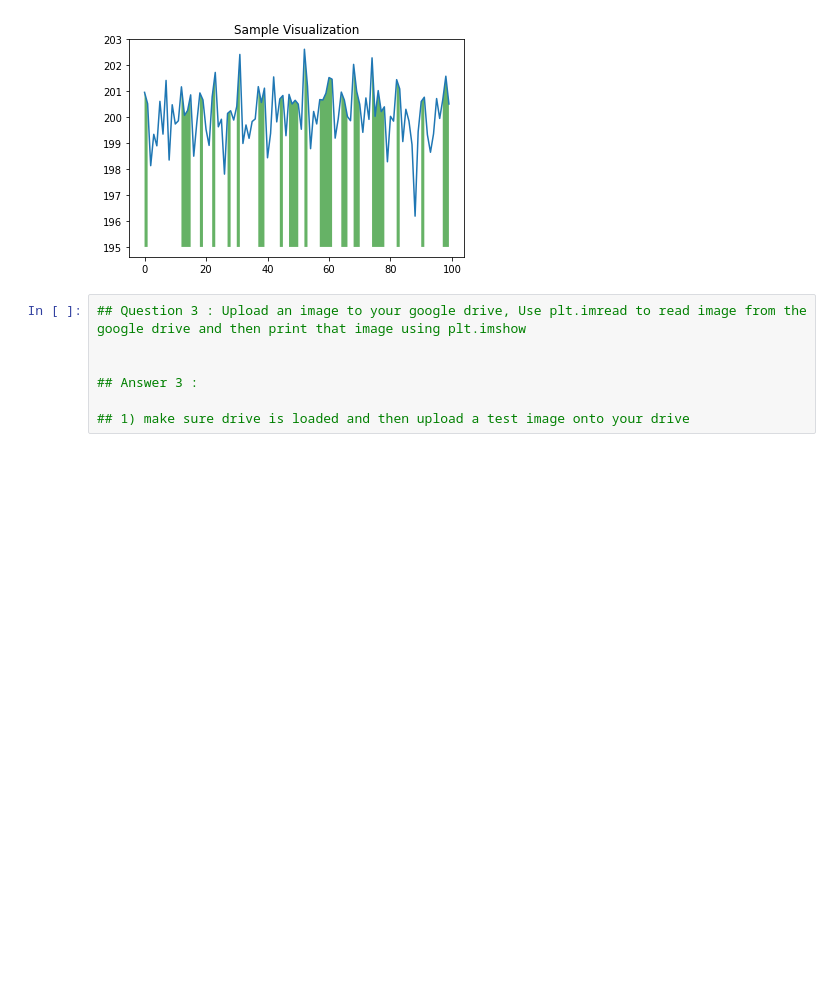
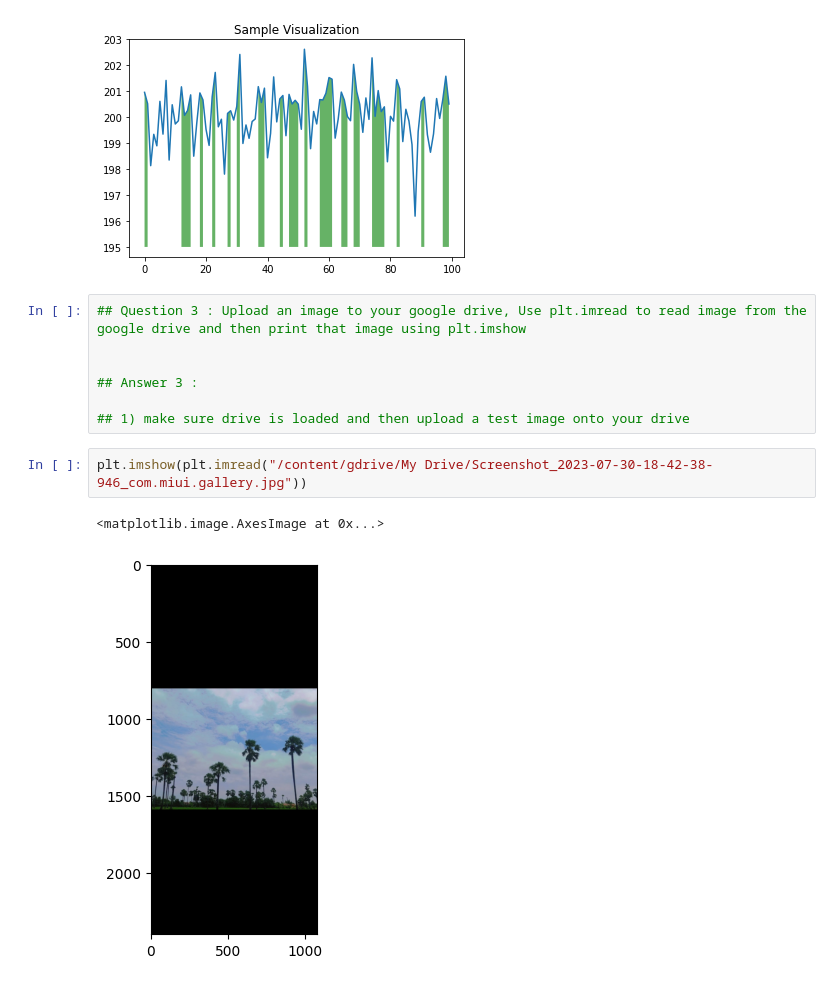
Before and after one commit to bollitulasi/FMML-Lab-assignment, a Jupyter notebook: FMML_2023_Basics_of_Python.ipynb, the cells around one changed output. Drawn from its saved outputs; the diff is of its cells as text; blank space fills up the shorter version.

```diff
--- a/FMML_2023_Basics_of_Python.ipynb
+++ b/FMML_2023_Basics_of_Python.ipynb
@@ -437,3 +746,8 @@ plt.show()
 ## Answer 3 :
 
 ## 1) make sure drive is loaded and then upload a test image onto your drive
+# %%
+plt.imshow(plt.imread("/content/gdrive/My Drive/Screenshot_2023-07-30-18-42-38-946_com.miui.gallery.jpg"))
+# %% [output]
+<matplotlib.image.AxesImage at 0x...>
+[figure, added]
```
Also changed, not shown: parts of 12 cells of this notebook.
